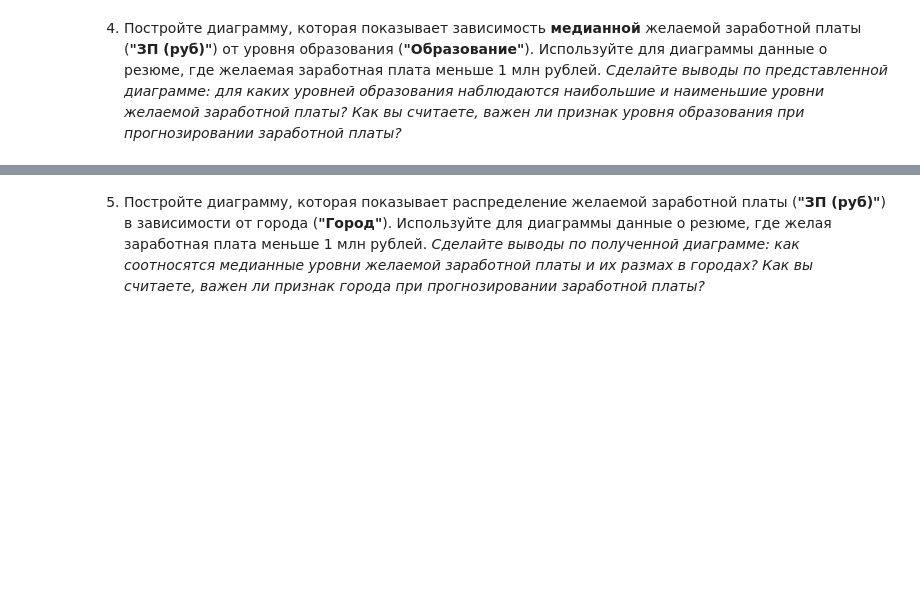
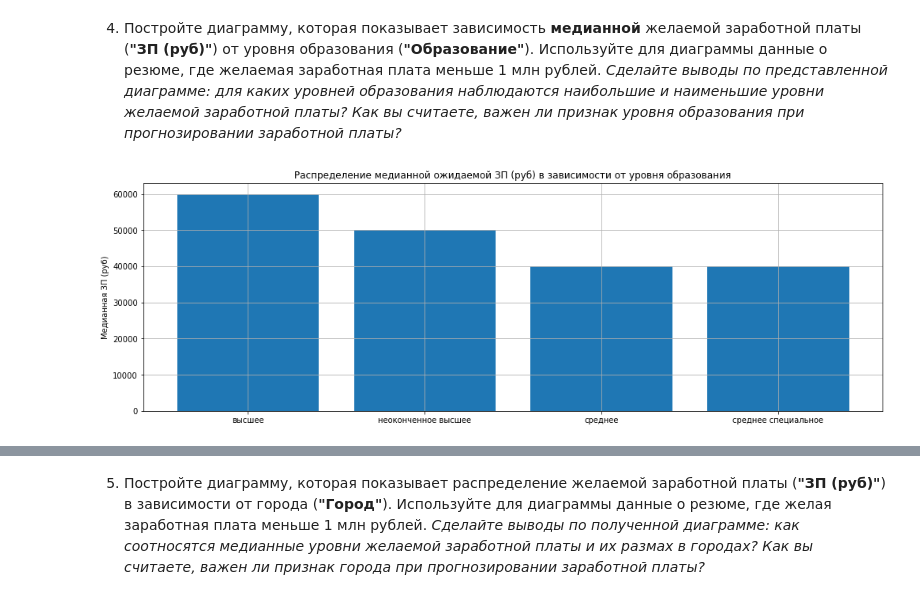
Before and after one commit to TonyVinsenty/sf_data_science, a Jupyter notebook: project_1/Project_1.ipynb, the cells around one changed output, grey strips where cells are left out. Drawn from its saved outputs; the diff is of its cells as text; code cells hidden in the pictures; blank space fills up the shorter version.

```diff
--- a/project_1/Project_1.ipynb
+++ b/project_1/Project_1.ipynb
@@ -686 +723,15 @@ test = hh_df['ЗП (руб)'].unique()
+# %%
+# Столбчатая диаграмма распределения медианной ЗП в зависимости от уровня образования
+fig = plt.figure(figsize=(13, 4))
+axes = fig.add_axes([0,0,1,1])
+
+axes.bar(
+    x=hh_df[hh_df['ЗП (руб)'] < 1000000].groupby('Образование')['ЗП (руб)'].median().index,
+    height=hh_df[hh_df['ЗП (руб)'] < 1000000].groupby('Образование')['ЗП (руб)'].median()
+)
+axes.set_title('Распределение медианной ожидаемой ЗП (руб) в зависимости от уровня образования')
+axes.set_ylabel('Медианная ЗП (руб)')
+axes.grid();
+# %% [output]
+[figure, added]
 # %% [markdown]
```
Also changed, not shown: parts of 56 cells of this notebook.
